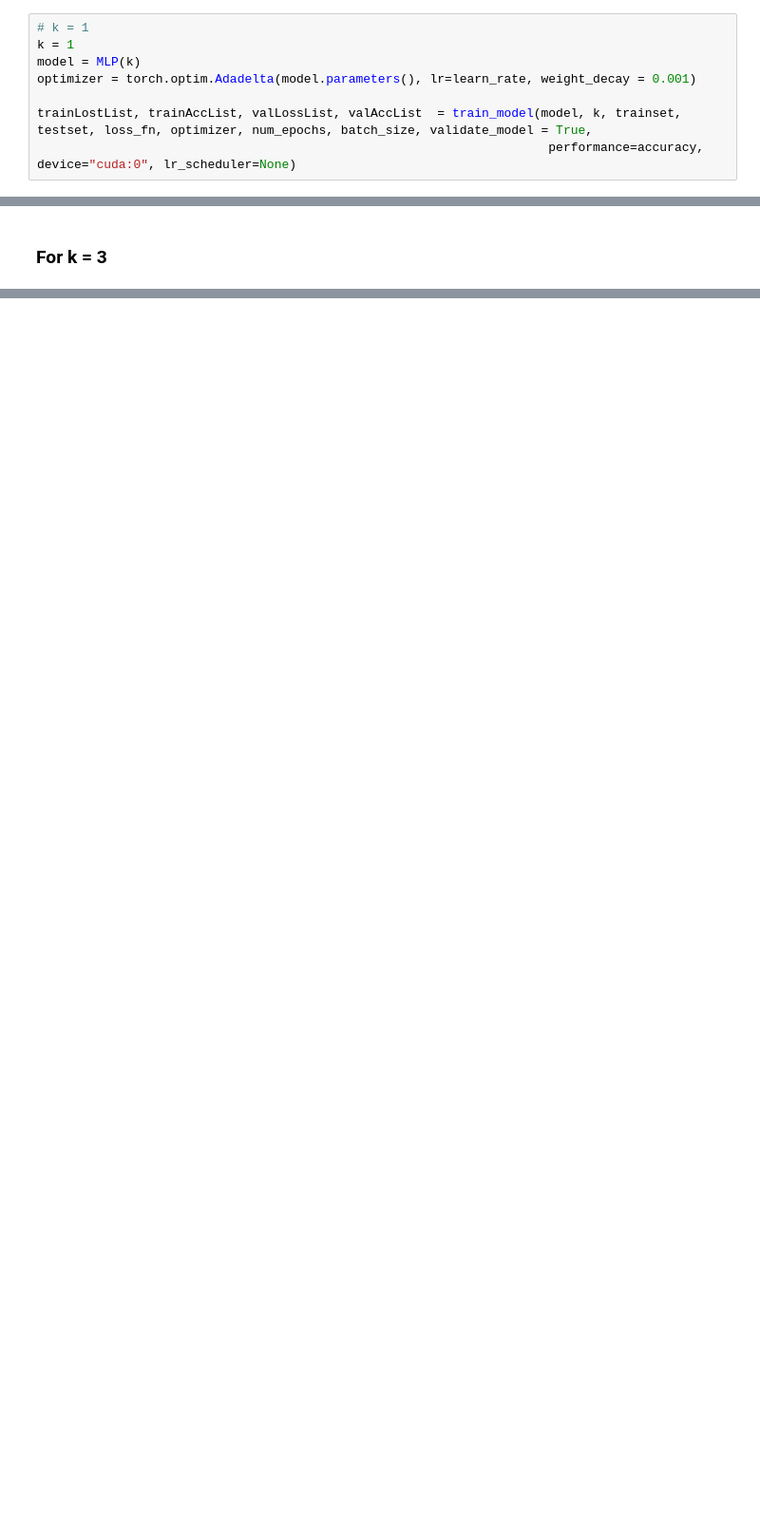
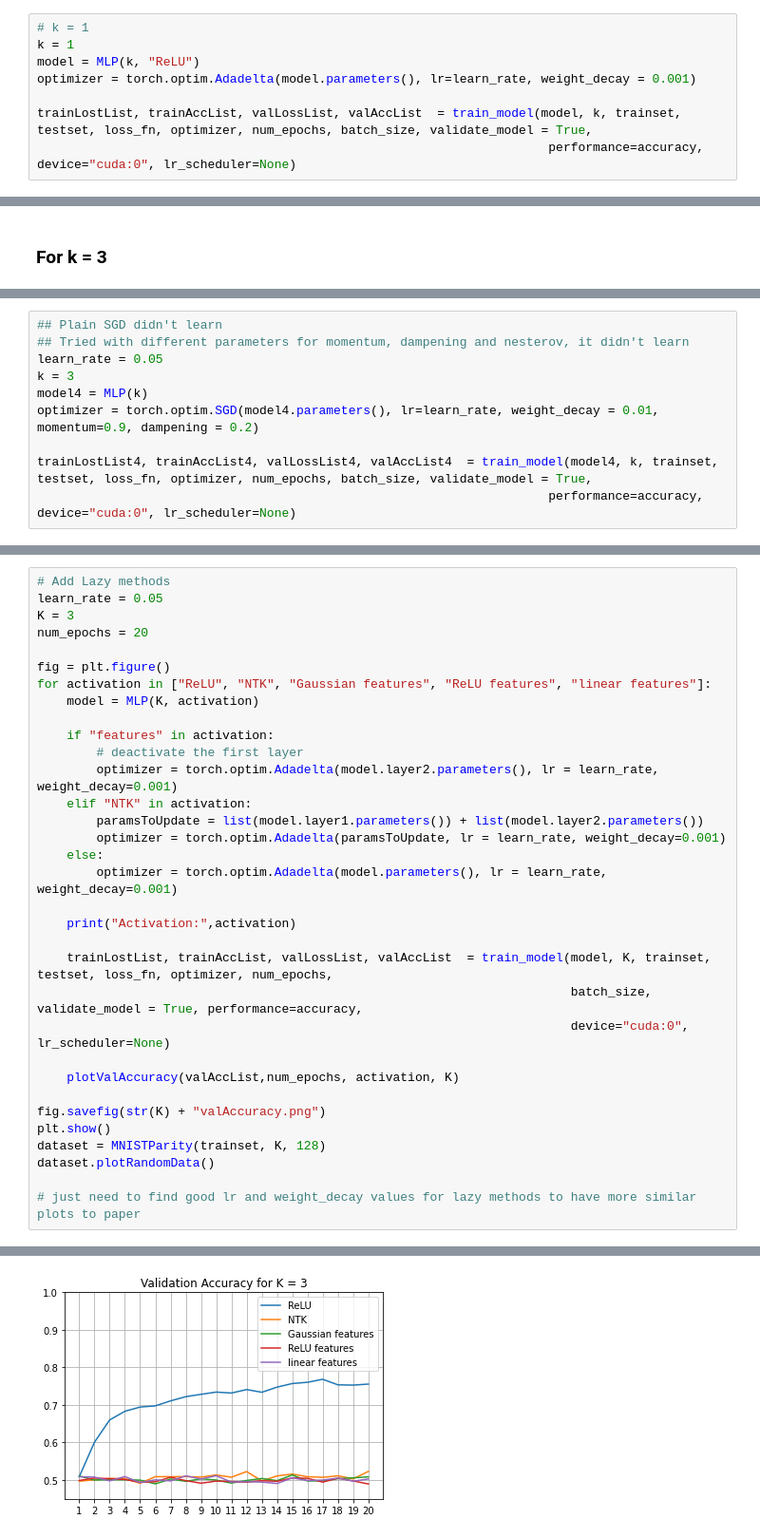
Before and after one commit to demirbilek95/Dynamics-of-Learning, a Jupyter notebook: 01-Data_Preparation.ipynb, the cells around one changed output, grey strips where cells are left out. Shown: that part at 95% size. Saved outputs shown, nothing was run; the diff lists cells and outputs as text; blank space fills up the shorter version.

Commit message:
lazy methods are added

```diff
--- a/01-Data_Preparation.ipynb
+++ b/01-Data_Preparation.ipynb
@@ -40,7 +42,7 @@ loss_fn = torch.nn.CrossEntropyLoss()
 # %%
 # k = 1
 k = 1
-model = MLP(k)
+model = MLP(k, "ReLU")
 optimizer = torch.optim.Adadelta(model.parameters(), lr=learn_rate, weight_decay = 0.001)
 
 trainLostList, trainAccList, valLossList, valAccList  = train_model(model, k, trainset, testset, loss_fn, optimizer, num_epochs, batch_size, validate_model = True,
@@ -105,0 +70,10 @@ plot_loss_accuracy(trainLostList3,valLossList3,trainAccList3,valAccList3,num_epo
+# %%
+## Plain SGD didn't learn
+## Tried with different parameters for momentum, dampening and nesterov, it didn't learn
+learn_rate = 0.05
+k = 3
+model4 = MLP(k)
+optimizer = torch.optim.SGD(model4.parameters(), lr=learn_rate, weight_decay = 0.01, momentum=0.9, dampening = 0.2)
+
+trainLostList4, trainAccList4, valLossList4, valAccList4  = train_model(model4, k, trainset, testset, loss_fn, optimizer, num_epochs, batch_size, validate_model = True,
+                                                                     performance=accuracy, device="cuda:0", lr_scheduler=None)
@@ -105,0 +82,34 @@ plot_loss_accuracy(trainLostList3,valLossList3,trainAccList3,valAccList3,num_epo
+# %%
+# Add Lazy methods
+learn_rate = 0.05
+K = 3
+num_epochs = 20
+
+fig = plt.figure()
+for activation in ["ReLU", "NTK", "Gaussian features", "ReLU features", "linear features"]:
+    model = MLP(K, activation)
+
+    if "features" in activation:
+        # deactivate the first layer
+        optimizer = torch.optim.Adadelta(model.layer2.parameters(), lr = learn_rate, weight_decay=0.001)
+    elif "NTK" in activation:
+        paramsToUpdate = list(model.layer1.parameters()) + list(model.layer2.parameters())
+        optimizer = torch.optim.Adadelta(paramsToUpdate, lr = learn_rate, weight_decay=0.001)
+    else:
+        optimizer = torch.optim.Adadelta(model.parameters(), lr = learn_rate, weight_decay=0.001)
+
+    print("Activation:",activation)
+
+    trainLostList, trainAccList, valLossList, valAccList  = train_model(model, K, trainset, testset, loss_fn, optimizer, num_epochs,
+                                                                        batch_size, validate_model = True, performance=accuracy,
+                                                                        device="cuda:0", lr_scheduler=None)
+
+    plotValAccuracy(valAccList,num_epochs, activation, K)
+
+fig.savefig(str(K) + "valAccuracy.png")
+plt.show()
+dataset = MNISTParity(trainset, K, 128)
+dataset.plotRandomData()
+
+# just need to find good lr and weight_decay values for lazy methods to have more similar plots to paper
+# %% [output]
@@ -105,0 +133 @@ plot_loss_accuracy(trainLostList3,valLossList3,trainAccList3,valAccList3,num_epo
+[figure, added]
```
Also changed, not shown: parts of 10 cells of this notebook, 4 other files.
